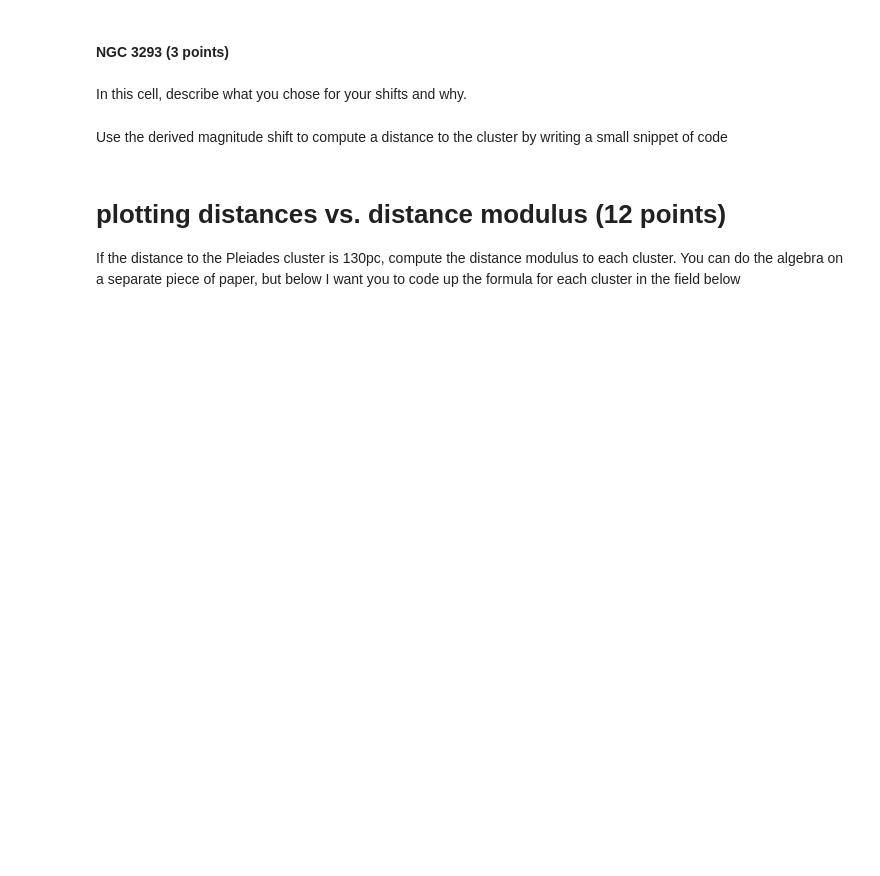
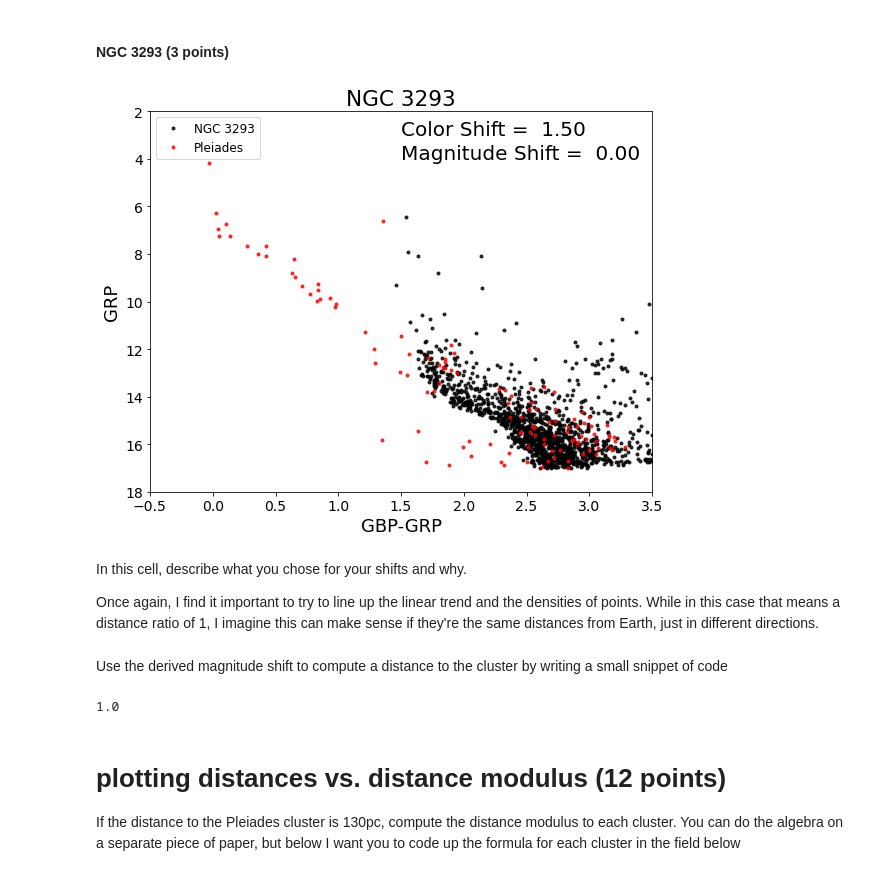
Before and after one commit to claire-cook/CMD_distmod_student, a Jupyter notebook: cluster_plot_student.ipynb, the cells around one changed output. Drawn from its saved outputs; the diff is of its cells as text; code cells hidden in the pictures; blank space fills up the shorter version.

```diff
--- a/cluster_plot_student.ipynb
+++ b/cluster_plot_student.ipynb
@@ -103,9 +128,13 @@ print(dist_ratio_ngc6231)
 # %% [markdown]
 #### NGC 3293  (3 points)
 # %%
-cp.cmdplot(clustname='NGC 3293',magshift=0.0,colshift=0.0)
+cp.cmdplot(clustname='NGC 3293',magshift=0.0,colshift=1.5)
+# %% [output]
+[figure, added]
-# %% [markdown]
-In this cell, describe what you chose for your shifts and why.
+# %% [markdown]
+In this cell, describe what you chose for your shifts and why.
+
+Once again, I find it important to try to line up the linear trend and the densities of points. While in this case that means a distance ratio of 1, I imagine this can make sense if they're the same distances from Earth, just in different directions.
 # %% [markdown]
 Use the derived magnitude shift to compute a distance to the cluster by writing a small snippet of code
 # %%
@@ -114,12 +143,15 @@ Use the derived magnitude shift to compute a distance to the cluster by writing
 #### Write code here.
 
 # enter your calculated shift here
-shift_ngc3293 =
+shift_ngc3293 = 0.0
 
 # Assuming the distance to M45 is 130pc write an code expression that converts your shift into the ratio of the distances
 #the Pleiades to this cluster
-dist_ratio_ngc3293 =
+dist_ple = 10**((shift_ngc3293*-1)/5) * 130
+dist_ratio_ngc3293 = dist_ple/130
 print(dist_ratio_ngc3293)
+# %% [output]
+1.0
 # %% [markdown]
 # plotting distances vs. distance modulus  (12 points)
 If the distance to the Pleiades cluster is 130pc, compute the distance modulus to each cluster.  You can do the algebra on a separate piece of paper, but below I want you to code up the formula for each cluster in the field below
```
Also changed, not shown: parts of 15 cells of this notebook.
